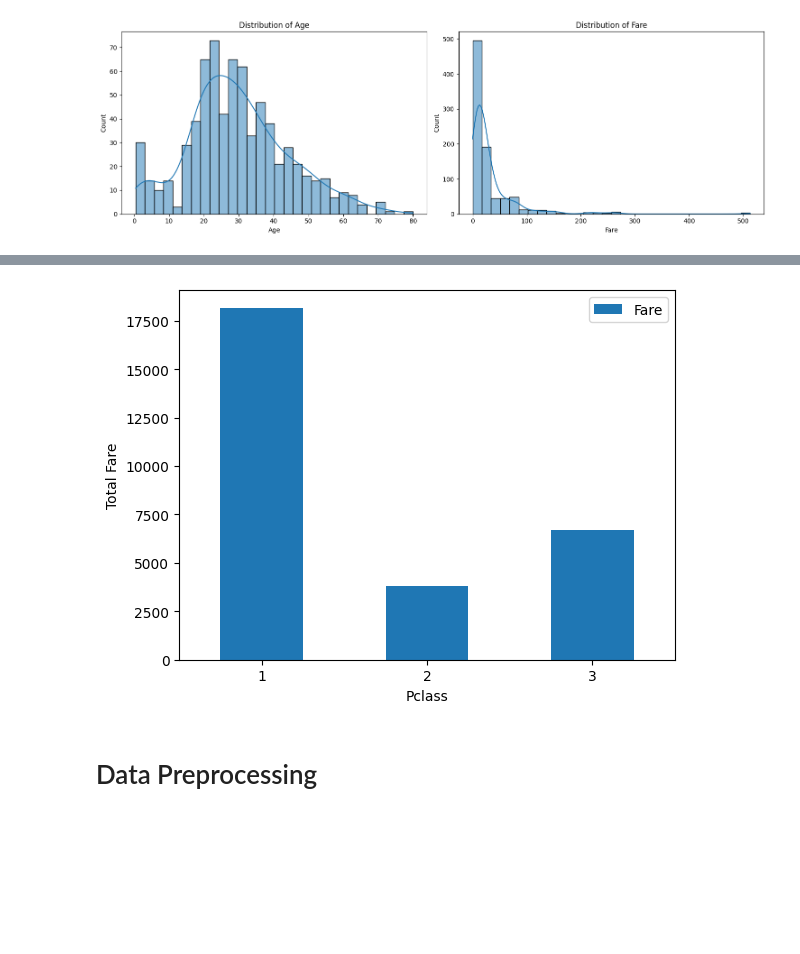
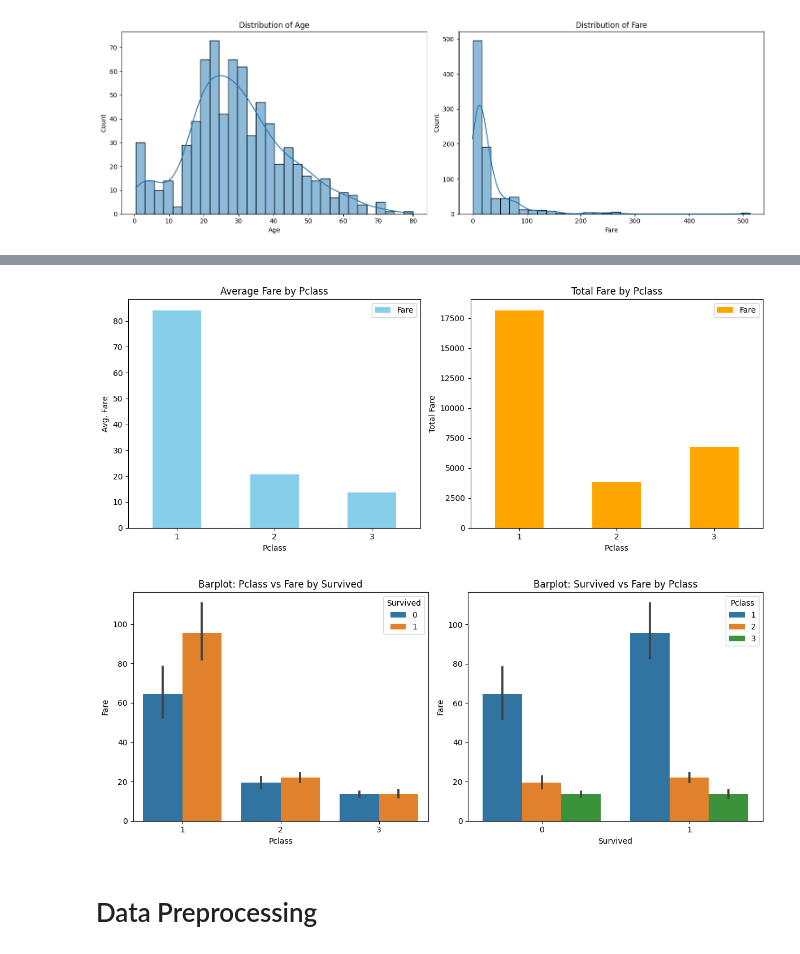
Before and after one commit to saifuddinrakib/Getting-with-the-Data-Exploratory-Analysis-by-ML, a Jupyter notebook: titanic-machine-learning.ipynb, the cells around one changed output, grey strips where cells are left out. Cells and saved outputs as stored; diff of their text form; code cells hidden in the pictures; blank space fills up the shorter version.

```diff
--- a/titanic-machine-learning.ipynb
+++ b/titanic-machine-learning.ipynb
@@ -127,12 +118,60 @@ plt.show()
-# %%
-class_fare = train_data.pivot_table (index='Pclass', values= 'Fare', aggfunc=np.sum)
-class_fare.plot(kind= 'bar')
-plt.xlabel( 'Pclass' )
-plt.ylabel('Total Fare')
-plt.xticks(rotation=0)
-plt.show()
-# %% [output]
-[figure, removed]
+# %%
+
+# Assuming you have loaded your training dataset into a DataFrame named 'train_data'
+# Example: train_data = pd.read_csv('train_dataset.csv')
+
+# Calculate average fare by Pclass
+class_avg_fare = train_data.pivot_table(index='Pclass', values='Fare')
+# Calculate total fare by Pclass
+class_total_fare = train_data.pivot_table(index='Pclass', values='Fare', aggfunc=np.sum)
+
+# Create a figure with 1 row and 2 columns
+fig, axes = plt.subplots(1, 2, figsize=(12, 5))
+
+# Barplot for average fare by Pclass
+class_avg_fare.plot(kind='bar', ax=axes[0], color='skyblue')
+axes[0].set_title('Average Fare by Pclass')
+axes[0].set_xlabel('Pclass')
+axes[0].set_ylabel('Avg. Fare')
+axes[0].tick_params(axis='x', rotation=0)
+
+# Barplot for total fare by Pclass
+class_total_fare.plot(kind='bar', ax=axes[1], color='orange')
+axes[1].set_title('Total Fare by Pclass')
+axes[1].set_xlabel('Pclass')
+axes[1].set_ylabel('Total Fare')
+axes[1].tick_params(axis='x', rotation=0)
+
+# Adjust layout to prevent overlapping titles
+plt.tight_layout()
+
+# Show the plots
+plt.show()
+# %% [output]
+[figure, added]
+# %%
+
+# Assuming you have loaded your training dataset into a DataFrame named 'train_data'
+# Example: train_data = pd.read_csv('train_dataset.csv')
+
+# Create a figure with 1 row and 2 columns
+fig, axes = plt.subplots(1, 2, figsize=(12, 5))
+
+# Barplot for 'Pclass' and 'Fare' by 'Survived'
+sns.barplot(data=train_data, x='Pclass', y='Fare', hue='Survived', ax=axes[0])
+axes[0].set_title('Barplot: Pclass vs Fare by Survived')
+
+# Barplot for 'Survived' and 'Fare' by 'Pclass'
+sns.barplot(data=train_data, x='Survived', y='Fare', hue='Pclass', ax=axes[1])
+axes[1].set_title('Barplot: Survived vs Fare by Pclass')
+
+# Adjust layout to prevent overlapping titles
+plt.tight_layout()
+
+# Show the plots
+plt.show()
+# %% [output]
+[figure, added]
 # %% [markdown]
 # Data Preprocessing
 # %% [markdown]
```
Also changed, not shown: parts of 10 cells of this notebook.
